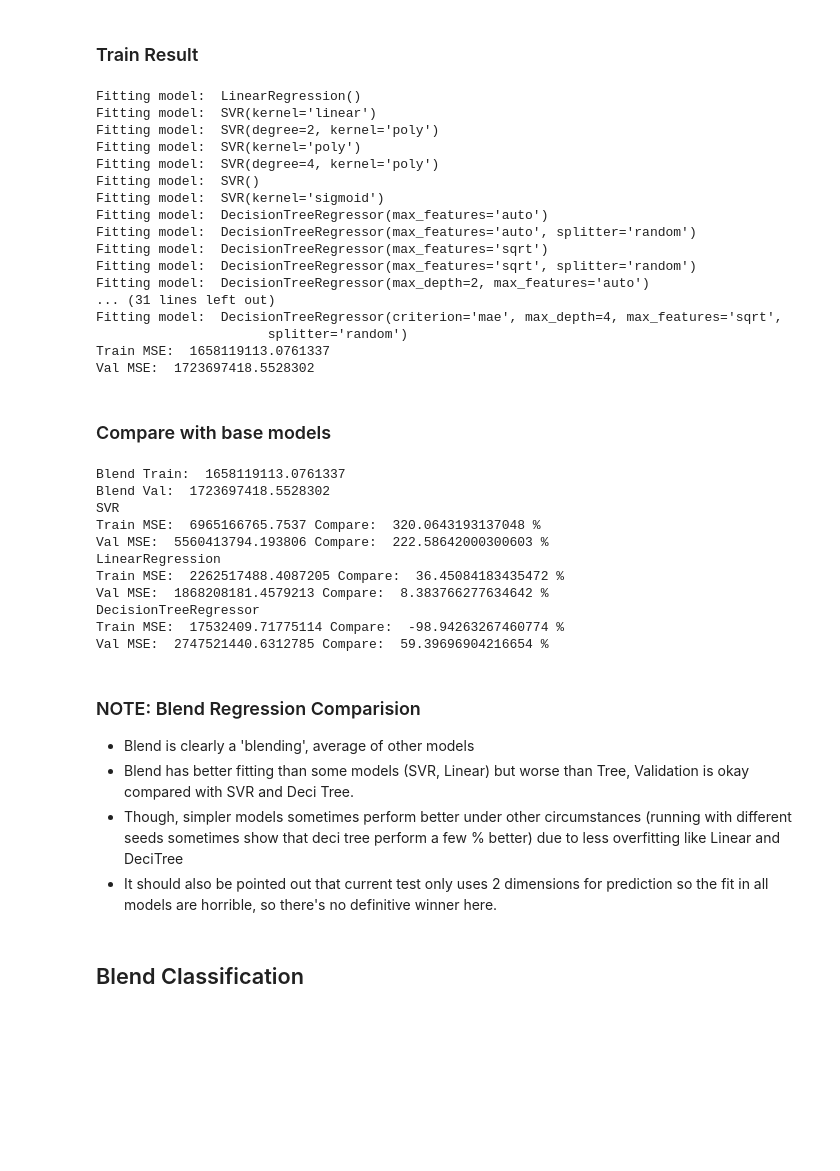
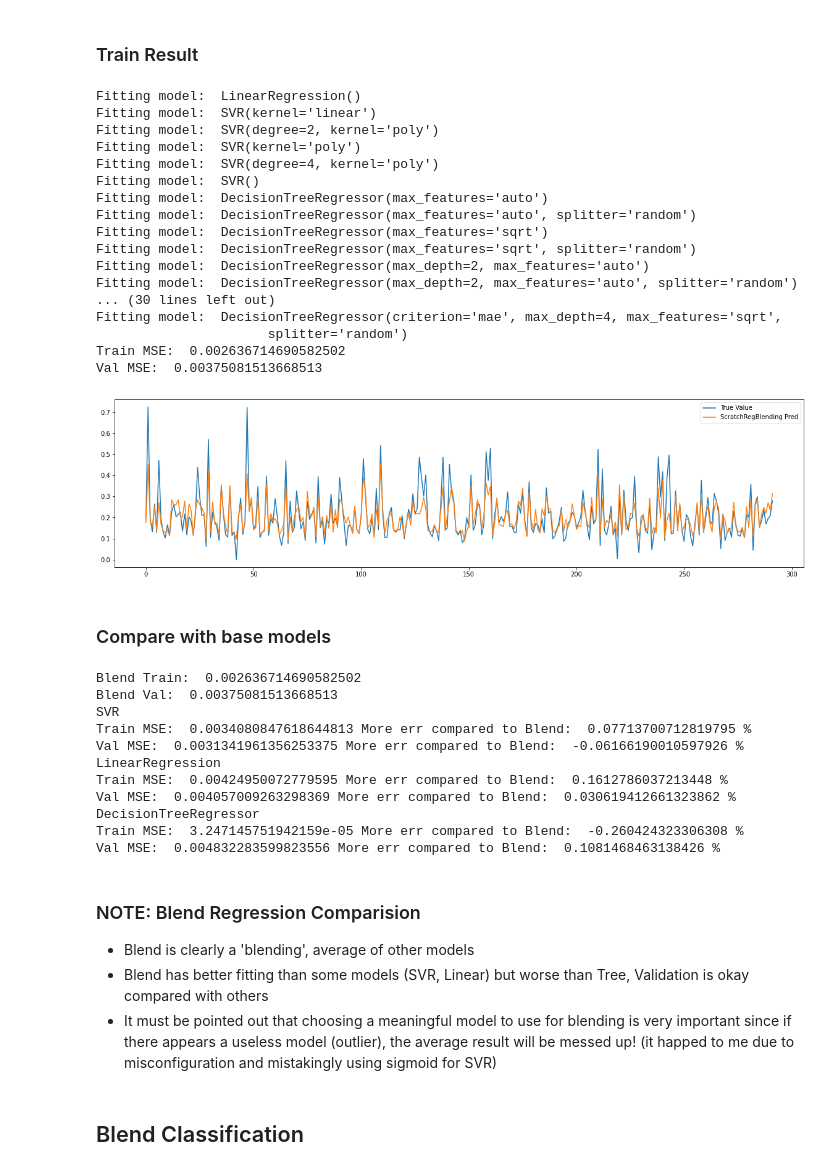
Before and after one commit to produdez/diveintocode-ml, a Jupyter notebook: Week 14/EnsembleScratch.ipynb, the cells around one changed output. Saved outputs shown, nothing was run; the diff lists cells and outputs as text; code cells hidden in the pictures; blank space fills up the shorter version.

```diff
--- a/Week 14/EnsembleScratch.ipynb
+++ b/Week 14/EnsembleScratch.ipynb
@@ -149,25 +166,32 @@ ScratchRegBlending();
 # %%
 np.random.seed(0)
 blend_model = ScratchRegBlending(verbose = True)
 blend_model.fit(x_train,y_train,x_test,y_test)
+
+plt.figure(figsize=(20,5))
+plt.plot(y_test, label = 'True Value')
+plt.plot(blend_model.predict(x_test), label = blend_model.__class__.__name__ + ' Pred')
+plt.legend()
+plt.show()
 # %% [output]
 Fitting model:  LinearRegression()
 Fitting model:  SVR(kernel='linear')
 Fitting model:  SVR(degree=2, kernel='poly')
 Fitting model:  SVR(kernel='poly')
 Fitting model:  SVR(degree=4, kernel='poly')
 Fitting model:  SVR()
-Fitting model:  SVR(kernel='sigmoid')
 Fitting model:  DecisionTreeRegressor(max_features='auto')
 Fitting model:  DecisionTreeRegressor(max_features='auto', splitter='random')
 Fitting model:  DecisionTreeRegressor(max_features='sqrt')
 Fitting model:  DecisionTreeRegressor(max_features='sqrt', splitter='random')
 Fitting model:  DecisionTreeRegressor(max_depth=2, max_features='auto')
-... (31 lines left out)
+Fitting model:  DecisionTreeRegressor(max_depth=2, max_features='auto', splitter='random')
+... (30 lines left out)
 Fitting model:  DecisionTreeRegressor(criterion='mae', max_depth=4, max_features='sqrt',
                       splitter='random')
-Train MSE:  1658119113.0761337
-Val MSE:  1723697418.5528302
+Train MSE:  0.002636714690582502
+Val MSE:  0.00375081513668513
+[figure, added]
 # %% [markdown]
 ### Compare with base models
 # %%
@@ -183,27 +207,32 @@ for model in [svr,linear, deci_tree]:
     pred_train = model.predict(x_train)
     pred_val = model.predict(x_test)
     train_score = mean_squared_error(pred_train, y_train)
-    print('Train MSE: ', train_score, 'Compare: ', (train_score - blend_train_score) / blend_train_score * 100 , '%')
+    print('Train MSE: ', train_score, 'More err compared to Blend: ', (train_score - blend_train_score)*100 , '%')
     val_score = mean_squared_error(pred_val, y_test)
-    print('Val MSE: ', val_score, 'Compare: ', (val_score - blend_val_score) / blend_val_score * 100 , '%')
+    print('Val MSE: ', val_score, 'More err compared to Blend: ', (val_score - blend_val_score)*100 , '%')
+
+    # plt.figure(figsize=(20,5))
+    # plt.plot(y_test, label = 'True Value')
+    # plt.plot(pred_val, label = model.__class__.__name__ + ' Pred')
+    # plt.legend()
+    # plt.show()
 # %% [output]
-Blend Train:  1658119113.0761337
-Blend Val:  1723697418.5528302
+Blend Train:  0.002636714690582502
+Blend Val:  0.00375081513668513
 SVR
-Train MSE:  6965166765.7537 Compare:  320.0643193137048 %
-Val MSE:  5560413794.193806 Compare:  222.58642000300603 %
+Train MSE:  0.0034080847618644813 More err compared to Blend:  0.07713700712819795 %
+Val MSE:  0.0031341961356253375 More err compared to Blend:  -0.06166190010597926 %
 LinearRegression
-Train MSE:  2262517488.4087205 Compare:  36.45084183435472 %
-Val MSE:  1868208181.4579213 Compare:  8.383766277634642 %
+Train MSE:  0.00424950072779595 More err compared to Blend:  0.1612786037213448 %
+Val MSE:  0.004057009263298369 More err compared to Blend:  0.030619412661323862 %
 DecisionTreeRegressor
-Train MSE:  17532409.71775114 Compare:  -98.94263267460774 %
-Val MSE:  2747521440.6312785 Compare:  59.39696904216654 %
+Train MSE:  3.247145751942159e-05 More err compared to Blend:  -0.260424323306308 %
+Val MSE:  0.004832283599823556 More err compared to Blend:  0.1081468463138426 %
-# %% [markdown]
-### NOTE: Blend Regression Comparision
-- Blend is clearly a 'blending', average of other models
-- Blend has better fitting than some models (SVR, Linear) but worse than Tree, Validation is okay compared with SVR and Deci Tree.
-- Though, simpler models sometimes perform better under other circumstances (running with different seeds sometimes show that deci tree perform a few % better) due to less overfitting like Linear and DeciTree
-- It should also be pointed out that current test only uses 2 dimensions for prediction so the fit in all models are horrible, so there's no definitive winner here.
+# %% [markdown]
+### NOTE: Blend Regression Comparision
+- Blend is clearly a 'blending', average of other models
+- Blend has better fitting than some models (SVR, Linear) but worse than Tree, Validation is okay compared with others
+- It must be pointed out that choosing a meaningful model to use for blending is very important since if there appears a useless model (outlier), the average result will be messed up! (it happed to me due to misconfiguration and mistakingly using sigmoid for SVR)
 # %% [markdown]
 ## Blend Classification
 # %%
```
Also changed, not shown: parts of 19 cells of this notebook.
